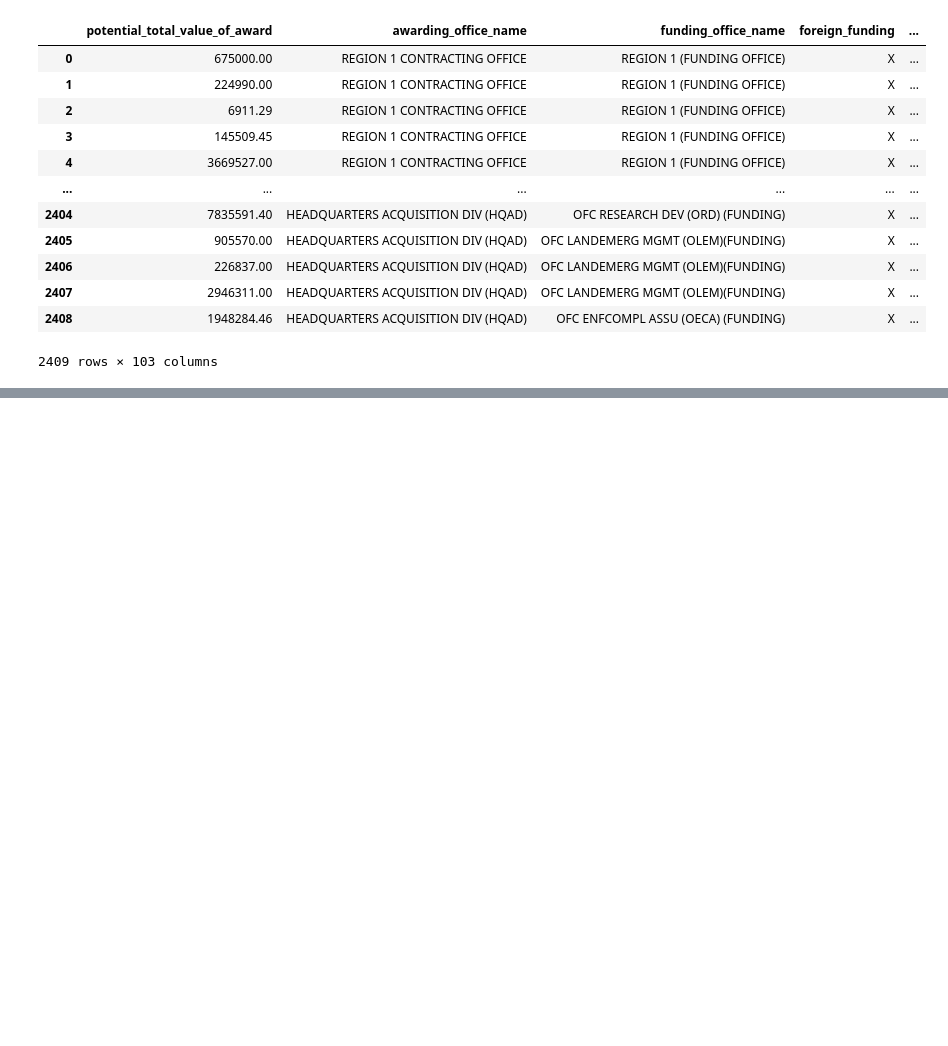
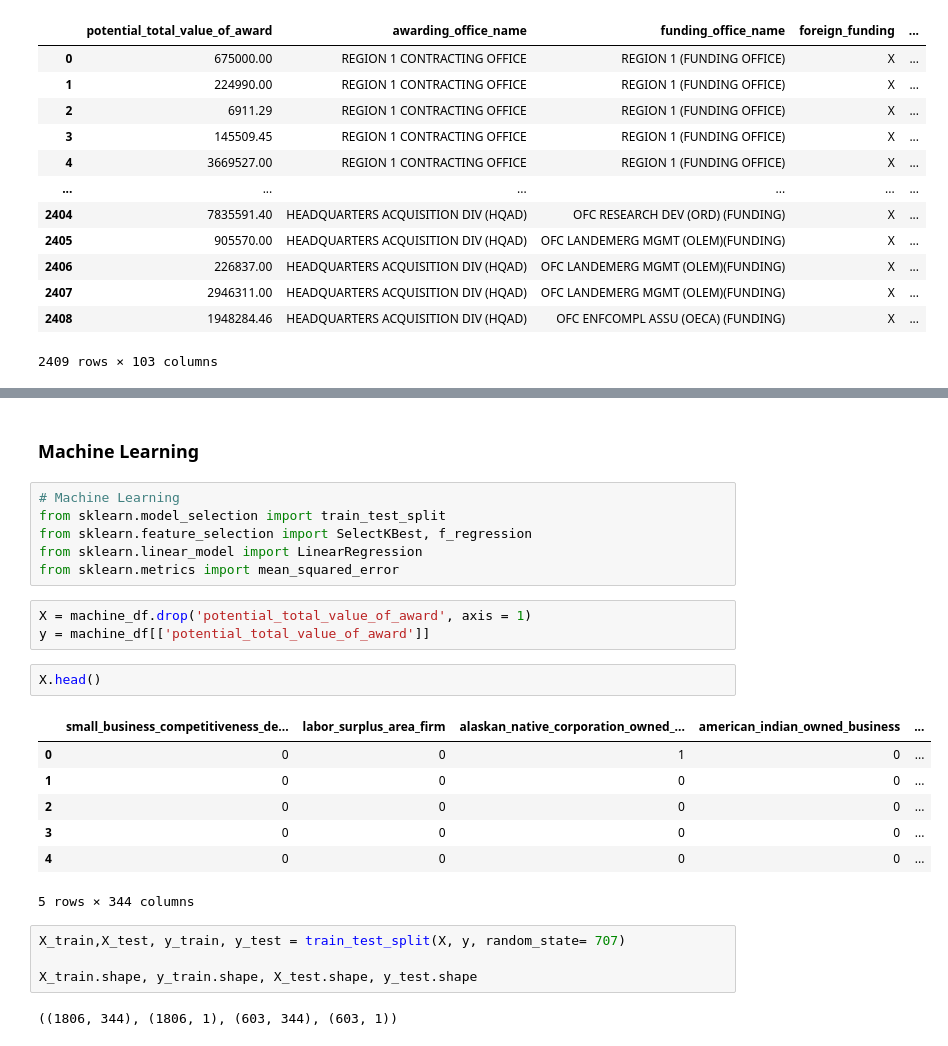
Before and after one commit to DinoKao23/Datason, a Jupyter notebook: test1.ipynb, the cells around one changed output, grey strips where cells are left out. Saved outputs shown, nothing was run; the diff lists cells and outputs as text; blank space fills up the shorter version.

```diff
--- a/test1.ipynb
+++ b/test1.ipynb
@@ -498,0 +508,27 @@ encoded_df
+# %% [markdown]
+### Machine Learning
+# %%
+# Machine Learning
+from sklearn.model_selection import train_test_split
+from sklearn.feature_selection import SelectKBest, f_regression
+from sklearn.linear_model import LinearRegression
+from sklearn.metrics import mean_squared_error
+# %%
+X = machine_df.drop('potential_total_value_of_award', axis = 1)
+y = machine_df[['potential_total_value_of_award']]
+# %%
+X.head()
+# %% [output]
+|  | small_business_competitiveness_de... | labor_surplus_area_firm | alaskan_native_corporation_owned_... | american_indian_owned_business | ... |
+| 0 | 0 | 0 | 1 | 0 | ... |
+| 1 | 0 | 0 | 0 | 0 | ... |
+| 2 | 0 | 0 | 0 | 0 | ... |
+| 3 | 0 | 0 | 0 | 0 | ... |
+| 4 | 0 | 0 | 0 | 0 | ... |
+5 rows × 344 columns
+# %%
+X_train,X_test, y_train, y_test = train_test_split(X, y, random_state= 707)
+
+X_train.shape, y_train.shape, X_test.shape, y_test.shape
+# %% [output]
+((1806, 344), (1806, 1), (603, 344), (603, 1))
```
Also changed, not shown: parts of 9 cells of this notebook.
